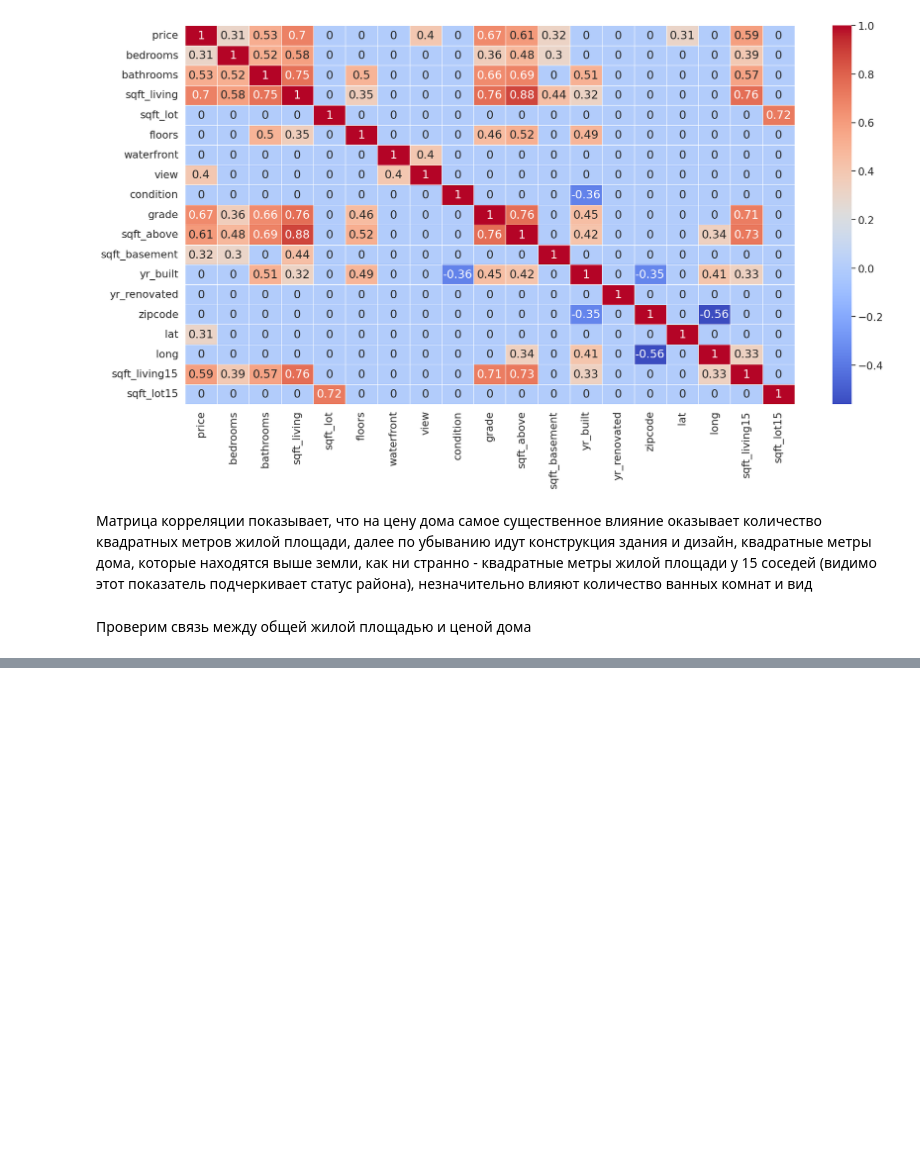
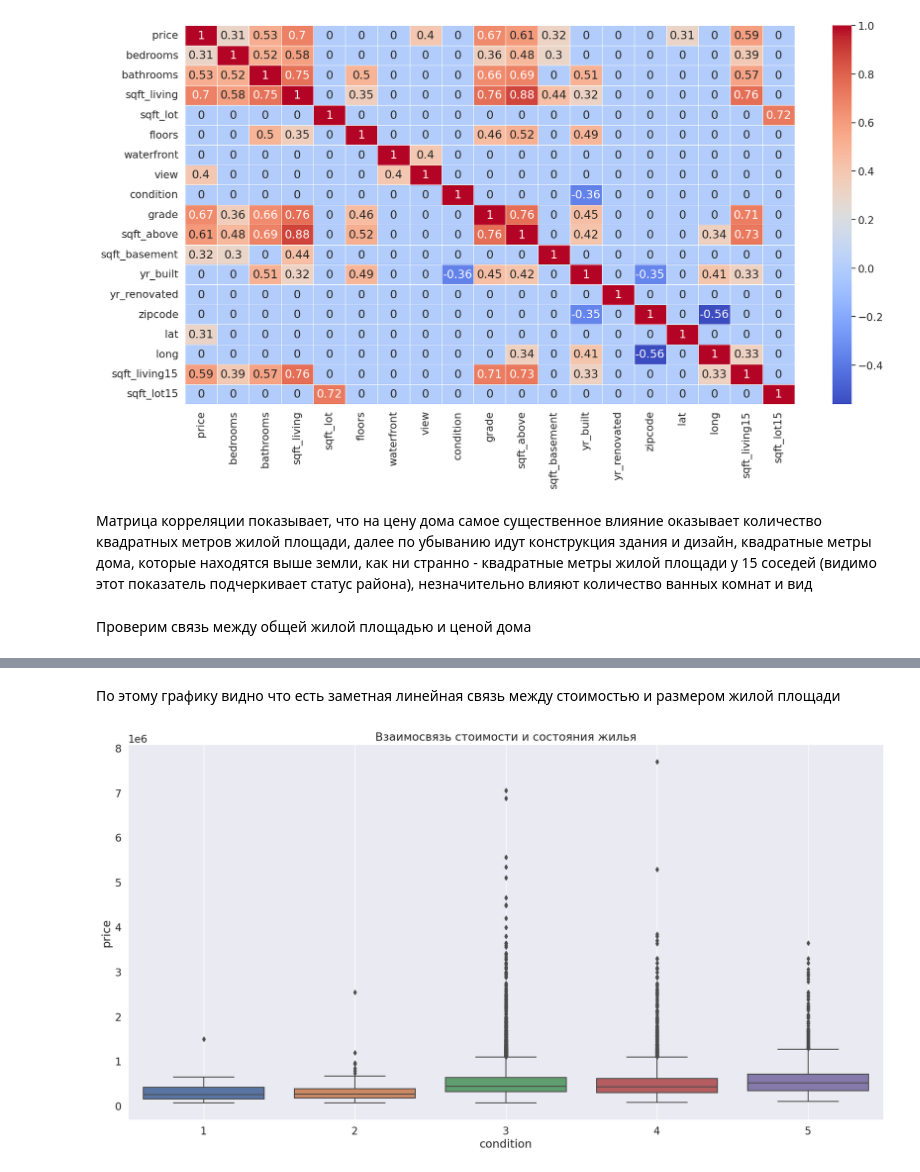
Before and after one commit to Olga643/Example, a Jupyter notebook: Untitled21.ipynb, the cells around one changed output, grey strips where cells are left out. Drawn from its saved outputs; the diff is of its cells as text; code cells hidden in the pictures; blank space fills up the shorter version.

```diff
--- a/Untitled21.ipynb
+++ b/Untitled21.ipynb
@@ -254,0 +263,11 @@ plt.grid();
+# %% [markdown]
+По этому графику видно что есть заметная линейная связь между стоимостью и размером жилой площади
+# %%
+
+plt.figure(figsize=(20, 10))
+
+sns.boxplot(x=df['condition'], y=df['price'])
+plt.title('Взаимосвязь стоимости от состояния жилья')
+plt.grid();
+# %% [output]
+[figure, added]
```
Also changed, not shown: parts of 9 cells of this notebook.
